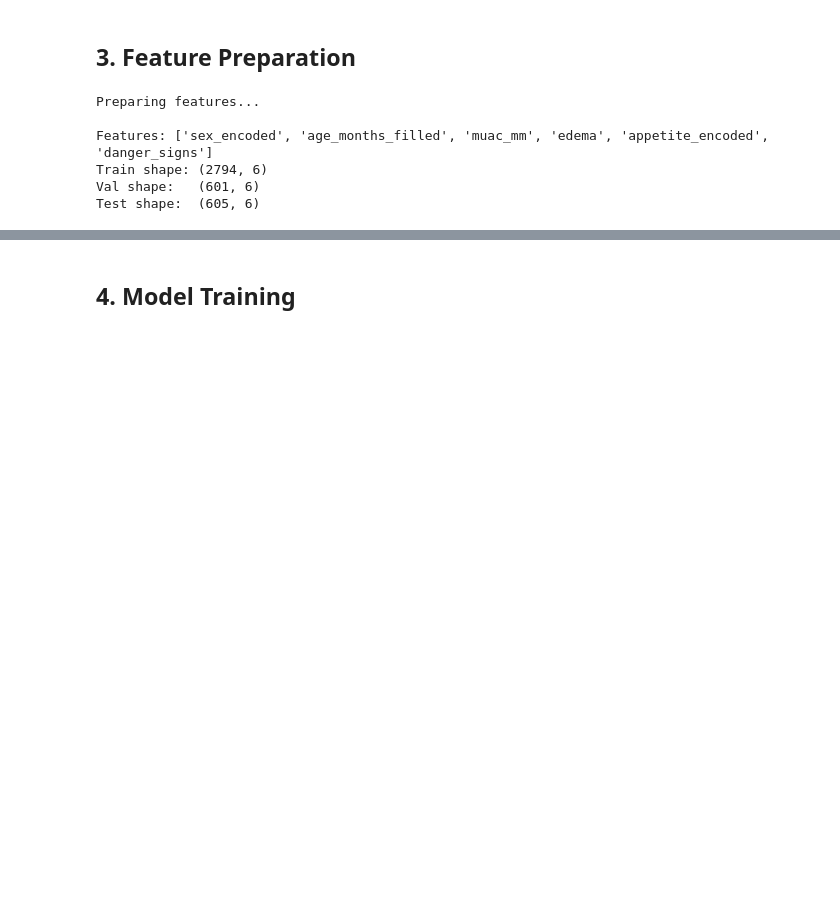
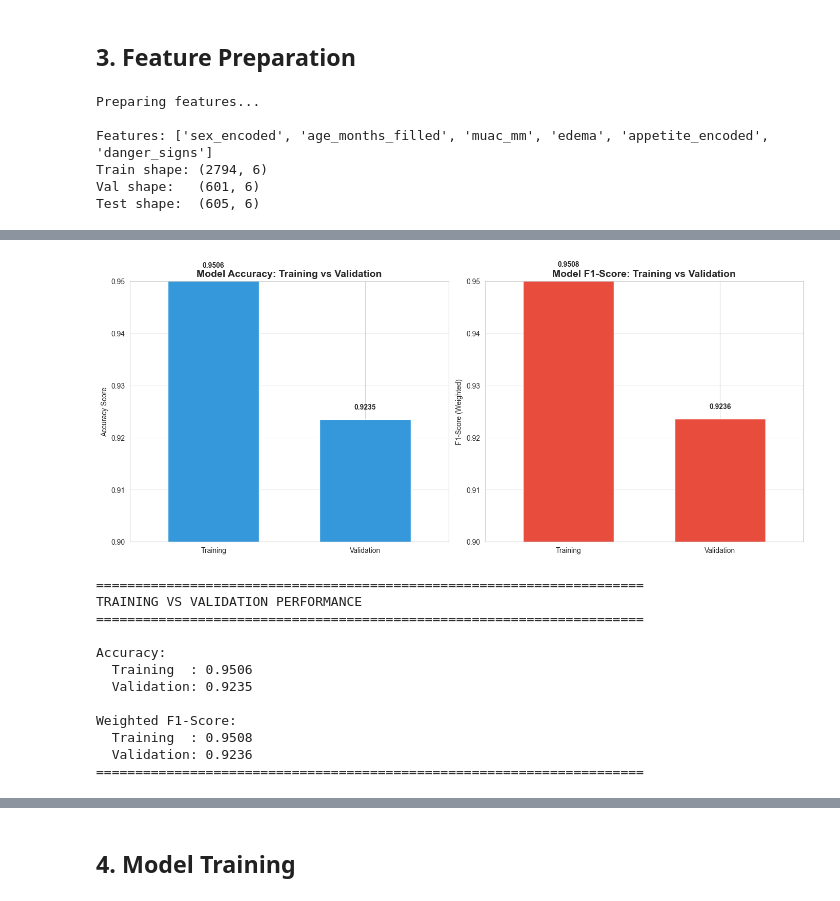
Before and after one commit to Dau2004/Gelm-th_project, a Jupyter notebook: Notebooks/model_training.ipynb, the cells around one changed output, grey strips where cells are left out. Saved outputs shown, nothing was run; the diff lists cells and outputs as text; code cells hidden in the pictures; blank space fills up the shorter version.

```diff
--- a/Notebooks/model_training.ipynb
+++ b/Notebooks/model_training.ipynb
@@ -16,7 +16,7 @@ plt.rcParams['figure.figsize'] = (12, 6)
 # %% [markdown]
 ## 1. Load Clean Dataset
 # %%
-df = pd.read_csv('cmam_4000_clean_data.csv')
+df = pd.read_csv('/Users/ram/Downloads/MUAC_DEVELOPMENT/Dataset/cmam_4000_clean_data.csv')
 print(f"\nPathway distribution:")
 print(df['label_pathway'].value_counts())
 df.head()
@@ -102,0 +159,75 @@ Test shape:  (605, 6)
+# %%
+# Train the best model (Random Forest) on combined train+val data for final comparison
+model = RandomForestClassifier(n_estimators=100, max_depth=10, random_state=42, class_weight='balanced')
+model.fit(X_train, y_train)
+
+# Get predictions on both training and validation sets
+y_train_pred = model.predict(X_train)
+y_val_pred = model.predict(X_val)
+
+# Calculate metrics for both sets
+train_acc = accuracy_score(y_train, y_train_pred)
+val_acc = accuracy_score(y_val, y_val_pred)
+train_f1 = f1_score(y_train, y_train_pred, average='weighted')
+val_f1 = f1_score(y_val, y_val_pred, average='weighted')
+
+# Create visualization
+fig, axes = plt.subplots(1, 2, figsize=(14, 6))
+
+# Plot 1: Accuracy comparison
+metrics_data = pd.DataFrame({
+    'Training': [train_acc],
+    'Validation': [val_acc]
+})
+metrics_data.T.plot(kind='bar', ax=axes[0], color='#3498db', legend=False, width=0.6)
+axes[0].set_title('Model Accuracy: Training vs Validation', fontsize=14, fontweight='bold')
+axes[0].set_ylabel('Accuracy Score')
+axes[0].set_ylim([0.90, 0.95])
+axes[0].axhline(y=max(train_acc, val_acc), color='r', linestyle='--', alpha=0.5, linewidth=2)
+for i, v in enumerate([train_acc, val_acc]):
+    axes[0].text(i, v + 0.002, f'{v:.4f}', ha='center', fontweight='bold')
+axes[0].grid(axis='y', alpha=0.3)
+axes[0].set_xticklabels(['Training', 'Validation'], rotation=0)
+
+# Plot 2: F1-Score comparison
+f1_data = pd.DataFrame({
+    'Training': [train_f1],
+    'Validation': [val_f1]
+})
+f1_data.T.plot(kind='bar', ax=axes[1], color='#e74c3c', legend=False, width=0.6)
+axes[1].set_title('Model F1-Score: Training vs Validation', fontsize=14, fontweight='bold')
+axes[1].set_ylabel('F1-Score (Weighted)')
+axes[1].set_ylim([0.90, 0.95])
+axes[1].axhline(y=max(train_f1, val_f1), color='g', linestyle='--', alpha=0.5, linewidth=2)
+for i, v in enumerate([train_f1, val_f1]):
+    axes[1].text(i, v + 0.002, f'{v:.4f}', ha='center', fontweight='bold')
+axes[1].grid(axis='y', alpha=0.3)
+axes[1].set_xticklabels(['Training', 'Validation'], rotation=0)
+
+plt.tight_layout()
+plt.show()
+
+print("\n" + "="*70)
+print("TRAINING VS VALIDATION PERFORMANCE")
+print("="*70)
+print(f"\nAccuracy:")
+print(f"  Training  : {train_acc:.4f}")
+print(f"  Validation: {val_acc:.4f}")
+print(f"\nWeighted F1-Score:")
+print(f"  Training  : {train_f1:.4f}")
+print(f"  Validation: {val_f1:.4f}")
+print("="*70)
+# %% [output]
+[figure, added]
+======================================================================
+TRAINING VS VALIDATION PERFORMANCE
+======================================================================
+
+Accuracy:
+  Training  : 0.9506
+  Validation: 0.9235
+
+Weighted F1-Score:
+  Training  : 0.9508
+  Validation: 0.9236
+======================================================================
```
Also changed, not shown: parts of 15 cells of this notebook, 14 other files.
